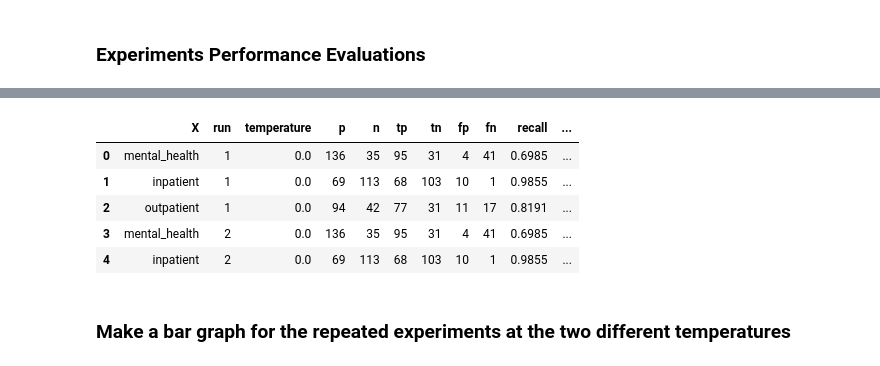
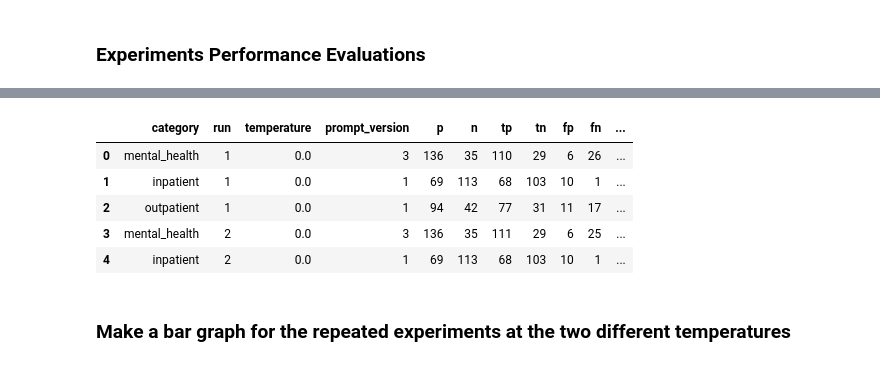
Before and after one commit to awerdich/llmt, a Jupyter notebook: notebooks/experiments/reproducibility.ipynb, the cells around one changed output, grey strips where cells are left out. Drawn from its saved outputs; the diff is of its cells as text; code cells hidden in the pictures.

```diff
--- a/notebooks/experiments/reproducibility.ipynb
+++ b/notebooks/experiments/reproducibility.ipynb
@@ -28,12 +25,12 @@ The autoreload extension is already loaded. To reload it, use:
 # %%
 # Directories and data files
-experiment_name = 'hcp_experiment_02'
+experiment_name = 'hcp_experiment_03'
 data_root = os.path.join(os.environ.get('HOME'), 'home_data')
 data_dir = os.path.join(data_root, 'hcp')
 output_dir = os.path.join(data_dir, experiment_name)
 
 # Collect the data for this experiment
-parquet_file_list = sorted(glob.glob(os.path.join(output_dir, f'{experiment_name}_*.parquet')))
+parquet_file_list = sorted(glob.glob(os.path.join(output_dir, f'250423_mh3ip1op1_*.parquet')))
 print(len(parquet_file_list))
 
 df_list = []
@@ -61,31 +58,36 @@ display(df.head())
 variable_dict = {'mental_health': 'pred_mh',
                  'inpatient': 'pred_ip',
                  'outpatient': 'pred_op'}
+
+prompt_version = {'mental_health': 3,
+                  'inpatient': 1,
+                  'outpatient': 1}
 # %%
 temperature_list = sorted(list(df['temperature'].unique()))
 performance_df_list = []
 for temperature in temperature_list:
     df_temperature = df.loc[df['temperature'] == temperature]
     run_list = sorted(df_temperature['run'].unique())
     for run in run_list:
         df_run = df.loc[(df['temperature'] == temperature) & (df['run'] == run)]
         for true_col, pred_col in variable_dict.items():
             performance_dict = Performance(data=df_run).\
                             binary_performance(true_col=true_col, pred_col=pred_col)
             performance_df = pd.DataFrame(performance_dict, index=[0])
-            performance_df.insert(loc=0, column='X', value=true_col)
+            performance_df.insert(loc=0, column='category', value=true_col)
             performance_df.insert(loc=1, column='run', value=run)
             performance_df.insert(loc=2, column='temperature', value=temperature)
+            performance_df.insert(loc=3, column='prompt_version', value=prompt_version.get(true_col))
             performance_df_list.append(performance_df)
 performance_df = pd.concat(performance_df_list, axis=0, ignore_index=True)
 display(performance_df.head())
 # %% [output]
-|  | X | run | temperature | p | n | tp | tn | fp | fn | recall | ... |
-| 0 | mental_health | 1 | 0.0 | 136 | 35 | 95 | 31 | 4 | 41 | 0.6985 | ... |
-| 1 | inpatient | 1 | 0.0 | 69 | 113 | 68 | 103 | 10 | 1 | 0.9855 | ... |
-| 2 | outpatient | 1 | 0.0 | 94 | 42 | 77 | 31 | 11 | 17 | 0.8191 | ... |
-| 3 | mental_health | 2 | 0.0 | 136 | 35 | 95 | 31 | 4 | 41 | 0.6985 | ... |
-| 4 | inpatient | 2 | 0.0 | 69 | 113 | 68 | 103 | 10 | 1 | 0.9855 | ... |
+|  | category | run | temperature | prompt_version | p | n | tp | tn | fp | fn | ... |
+| 0 | mental_health | 1 | 0.0 | 3 | 136 | 35 | 110 | 29 | 6 | 26 | ... |
+| 1 | inpatient | 1 | 0.0 | 1 | 69 | 113 | 68 | 103 | 10 | 1 | ... |
+| 2 | outpatient | 1 | 0.0 | 1 | 94 | 42 | 77 | 31 | 11 | 17 | ... |
+| 3 | mental_health | 2 | 0.0 | 3 | 136 | 35 | 111 | 29 | 6 | 25 | ... |
+| 4 | inpatient | 2 | 0.0 | 1 | 69 | 113 | 68 | 103 | 10 | 1 | ... |
 # %% [markdown]
 ### Make a bar graph for the repeated experiments at the two different temperatures ###
 # %%
```
Also changed, not shown: parts of 6 cells of this notebook, 1 other file.
